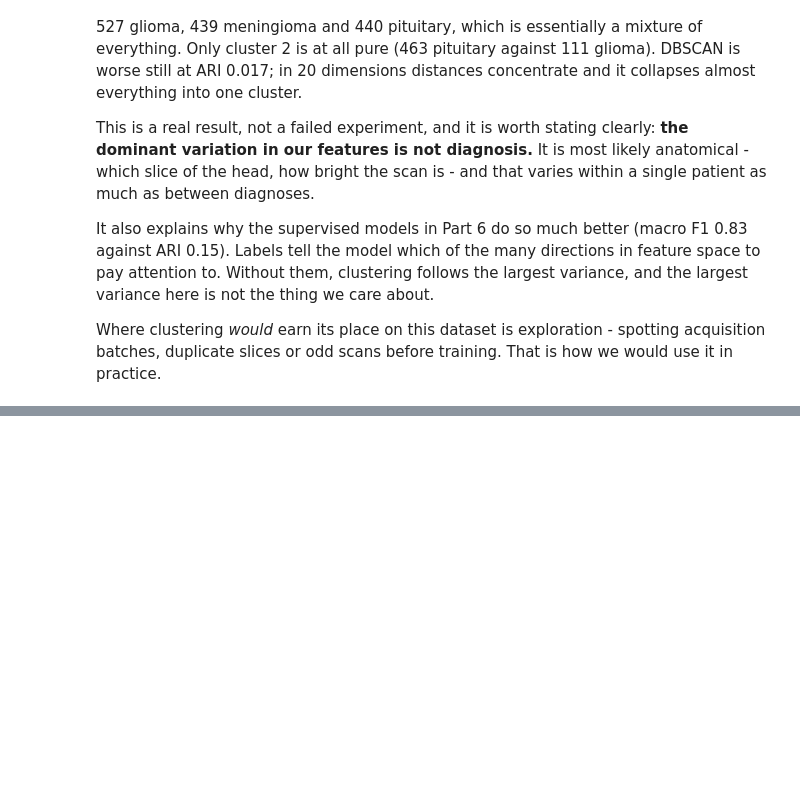
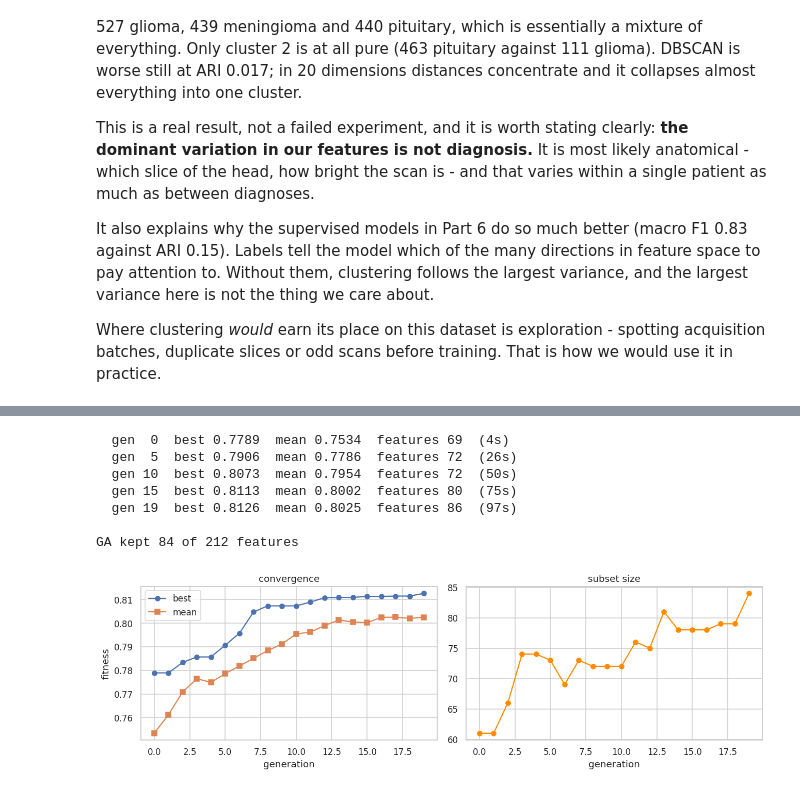
Before and after one commit to SurajKhomane108/brain-tumor-classification-localization, a Jupyter notebook: brain_tumor_classification_localization.ipynb, the cells around one changed output, grey strips where cells are left out. Saved outputs shown, nothing was run; the diff lists cells and outputs as text; code cells hidden in the pictures; blank space fills up the shorter version.

```diff
--- a/brain_tumor_classification_localization.ipynb
+++ b/brain_tumor_classification_localization.ipynb
@@ -1676,0 +1668,74 @@ batches, duplicate slices or odd scans before training. That is how we would use
+# %%
+POP, GENS = CONFIG["GA_POP"], CONFIG["GA_GENS"]
+CX_PROB, MUT_PROB, TOURN, ELITE, MIN_FEAT, PARSIMONY = 0.7, 0.03, 3, 2, 5, 0.002
+N_FEAT = len(ALL_COLS)
+ga_cv = list(GroupKFold(3).split(Xa_tr, ytr, pid_tr))
+cache = {}
+
+def fitness(chrom):
+    key = tuple(chrom)
+    if key in cache:
+        return cache[key]
+    idx = [i for i, b in enumerate(chrom) if b]
+    sub = Xa_tr[:, idx]
+    sc = []
+    for a, b in ga_cv:
+        m = make_pipeline(StandardScaler(), LinearSVC(C=0.1, max_iter=3000, dual="auto")).fit(sub[a], ytr[a])
+        sc.append(precision_recall_fscore_support(ytr[b], m.predict(sub[b]), average="macro",
+                                                  zero_division=0)[2])
+    cache[key] = np.mean(sc) - PARSIMONY * len(idx) / N_FEAT
+    return cache[key]
+
+def repair(c):
+    while sum(c) < MIN_FEAT:
+        c[random.randrange(N_FEAT)] = 1
+    return c
+
+set_seed()
+pop = [repair([1 if random.random() < 0.3 else 0 for _ in range(N_FEAT)]) for _ in range(POP)]
+hist, best_chrom, best_fit = [], None, -np.inf
+t0 = time.time()
+
+for gen in range(GENS):
+    fits = [fitness(c) for c in pop]
+    gi = int(np.argmax(fits))
+    if fits[gi] > best_fit:
+        best_fit, best_chrom = fits[gi], pop[gi][:]
+    hist.append({"gen": gen, "best": max(fits), "mean": np.mean(fits), "n_feat": sum(pop[gi])})
+    ranked = [c for c, _ in sorted(zip(pop, fits), key=lambda t: t[1], reverse=True)]
+    nxt = [c[:] for c in ranked[:ELITE]]
+    while len(nxt) < POP:
+        par = []
+        for _ in range(2):
+            picks = random.sample(range(POP), TOURN)
+            par.append(pop[max(picks, key=lambda i: fits[i])][:])
+        if random.random() < CX_PROB:
+            pt = random.randint(1, N_FEAT - 1)
+            par = [par[0][:pt] + par[1][pt:], par[1][:pt] + par[0][pt:]]
+        for c in par:
+            if len(nxt) < POP:
+                nxt.append(repair([b ^ 1 if random.random() < MUT_PROB else b for b in c]))
+    pop = nxt
+    if gen % 5 == 0 or gen == GENS - 1:
+        print("  gen %2d  best %.4f  mean %.4f  features %d  (%.0fs)"
+              % (gen, max(fits), np.mean(fits), sum(pop[gi]), time.time() - t0))
+
+ga_selected = [f for f, b in zip(ALL_COLS, best_chrom) if b]
+h = pd.DataFrame(hist)
+print("\nGA kept %d of %d features" % (len(ga_selected), N_FEAT))
+
+fig, ax = plt.subplots(1, 2, figsize=(12, 3.8))
+ax[0].plot(h["gen"], h["best"], "o-", label="best"); ax[0].plot(h["gen"], h["mean"], "s-", label="mean")
+ax[0].set_xlabel("generation"); ax[0].set_ylabel("fitness"); ax[0].legend(); ax[0].set_title("convergence")
+ax[1].plot(h["gen"], h["n_feat"], "o-", color="darkorange")
+ax[1].set_xlabel("generation"); ax[1].set_title("subset size")
+plt.tight_layout(); plt.show()
+# %% [output]
+  gen  0  best 0.7789  mean 0.7534  features 69  (4s)
+  gen  5  best 0.7906  mean 0.7786  features 72  (26s)
+  gen 10  best 0.8073  mean 0.7954  features 72  (50s)
+  gen 15  best 0.8113  mean 0.8002  features 80  (75s)
+  gen 19  best 0.8126  mean 0.8025  features 86  (97s)
+
+GA kept 84 of 212 features
+[figure, added]
```
Also changed, not shown: parts of 10 cells of this notebook.
